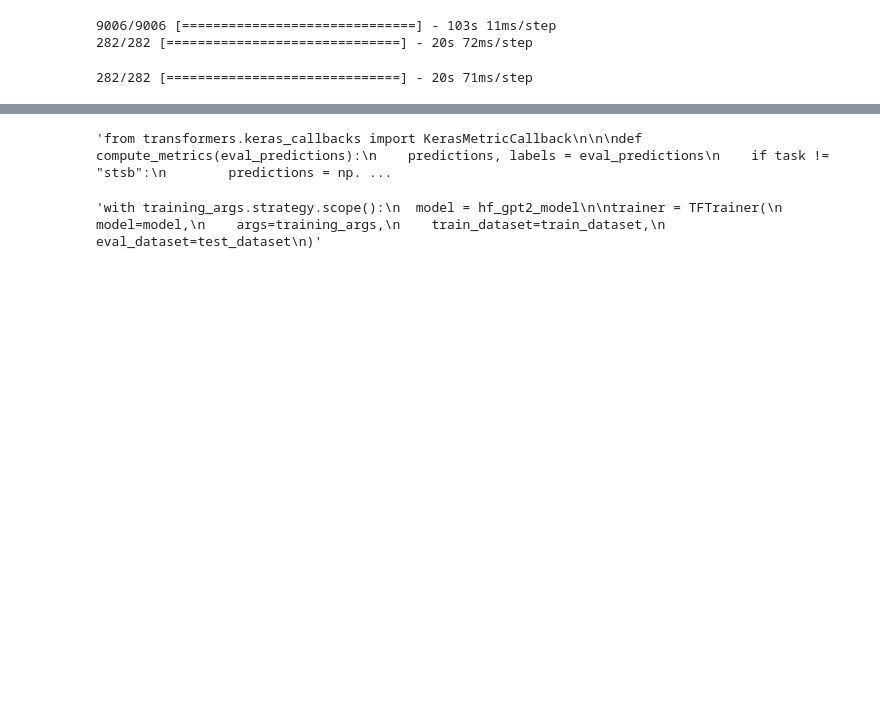
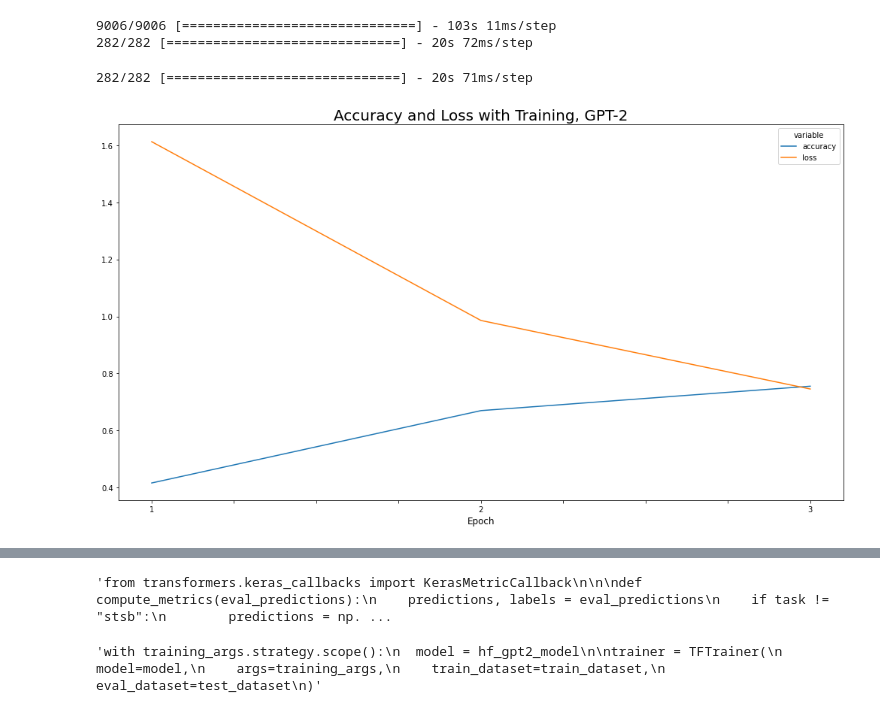
Before and after one commit to uva-ds6050-su22-g6/model, a Jupyter notebook: model_gpt.ipynb, the cells around one changed output, grey strips where cells are left out. Cells and saved outputs as stored; diff of their text form; code cells hidden in the pictures; blank space fills up the shorter version.

Commit message:
Add files via upload
added viz for f1 score, history

```diff
--- a/model_gpt.ipynb
+++ b/model_gpt.ipynb
@@ -263,7 +264,22 @@ pred_test_data = np.argmax(predict_test_data, axis = 1)
 # %% [output]
 282/282 [==============================] - 20s 71ms/step
 # %%
-x_labs
+history_df = pd.DataFrame(np.array([history.history['accuracy'], history.history['loss']]).T, columns = ['accuracy', 'loss'])
+history_df = history_df.reset_index().rename(columns = {'index': 'epoch'})
+history_df['epoch'] = history_df['epoch'] + 1
+history_df = pd.melt(history_df, id_vars = 'epoch', value_vars = ['accuracy', 'loss'])
+
+fig, ax = plt.subplots(1, 1, figsize = (14,8))
+sns.lineplot(x = 'epoch', y = 'value', hue = 'variable', data = history_df);
+# labels, title and ticks
+ax.set_xlabel('Epoch', fontsize = 12);
+ax.set_ylabel('');
+ax.set_title('Accuracy and Loss with Training, GPT-2', fontsize = 20);
+ax.xaxis.set_ticklabels(['','1','','','','2','','','','3']);
+plt.tight_layout()
+plt.show()
+# %% [output]
+[figure, added]
 # %%
 labels = list(df['topic'].unique())
 labels.sort()
```
Also changed, not shown: parts of 7 cells of this notebook.
